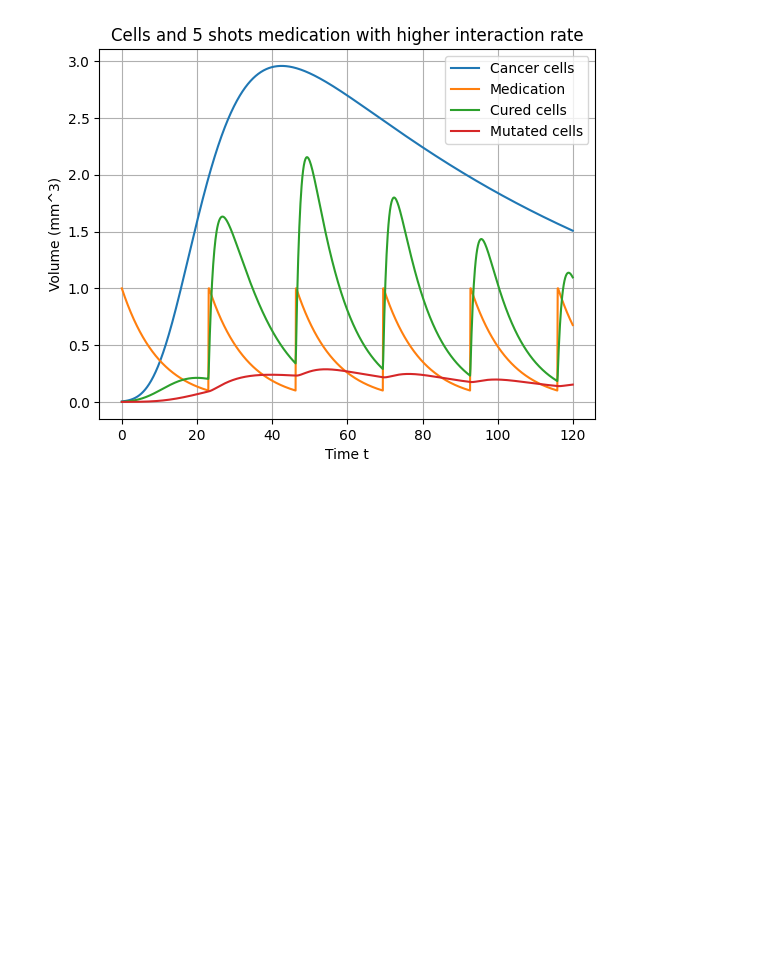
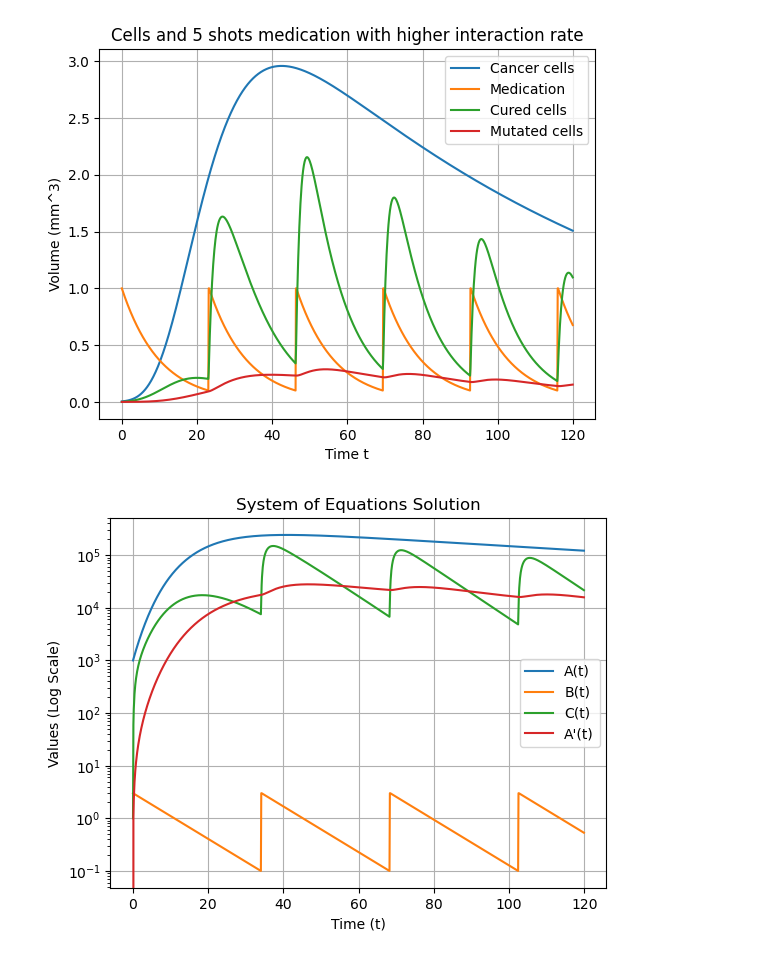
Before and after one commit to PXu114/531TermPaper, a Jupyter notebook: scratch.ipynb, the cells around one changed output. Cells and saved outputs as stored; diff of their text form; code cells hidden in the pictures; blank space fills up the shorter version.

Commit message:
added finite integral at the last code block

```diff
--- a/scratch.ipynb
+++ b/scratch.ipynb
@@ -367,3 +367,88 @@ plt.grid(True)
 plt.show()
 # %% [output]
 [figure]
+# %%
+import numpy as np
+import matplotlib.pyplot as plt
+
+# Define initial conditions
+r = 0.1
+rp = 0.1
+k = 0.2
+kp = 0.01
+m = 0.1
+mp = 0.01
+delta = 0.1  # med degen rate 0.1
+beta = 0.7
+gamma = 0.01
+C_2 = 3
+C_1 = 1000 * np.exp(k / delta * C_2)
+C_3 = 0
+C_4 = 0
+
+h = 0.1  # Step size
+n_steps = 1200  # Number of steps
+
+# Time points
+t = np.arange(0, n_steps * h, h)
+
+# Initialize arrays for A, B, C, and Ap
+A_values = np.zeros(n_steps)
+B_values = np.zeros(n_steps)
+C_values = np.zeros(n_steps)
+Ap_values = np.zeros(n_steps)
+
+# Define A(t) and B(t)
+def A(t):
+    return C_1 * np.exp((r - m - mp) * t - (k * C_2) * np.exp(-delta * t) / delta)
+
+def B(t):
+    return C_2 * np.exp(-delta * t)
+
+# Compute A and B values
+counter = 0
+for i in range(n_steps):
+    A_values[i] = A(t[i])
+    B_values[i] = B(t[counter])
+    counter += 1
+    if B_values[i] < 0.1 and i != 0:
+        B_values[i] = B(0)
+        counter = 0
+
+# Numerical integration for C(t)
+def compute_C_values():
+    C_integral = np.zeros(n_steps)
+    for i in range(1, n_steps):
+        # Integrate k * A * B * exp((beta + gamma) * u) from 0 to t[i]
+        integrand = k * A_values[:i+1] * B_values[:i+1] * np.exp((beta + gamma) * t[:i+1])
+        C_integral[i] = np.trapz(integrand, t[:i+1])
+    return np.exp(-(beta + gamma) * t) * (1 + C_integral) + C_3 * np.exp(-(beta + gamma) * t)
+
+# Numerical integration for Ap(t)
+def compute_Ap_values(C_values):
+    Ap_integral = np.zeros(n_steps)
+    for i in range(1, n_steps):
+        # Integrate (mp * A + gamma * C) * exp((rp + kp) * u) from 0 to t[i]
+        integrand = np.exp((rp + kp) * t[:i+1]) * (mp * A_values[:i+1] + gamma * C_values[:i+1])
+        Ap_integral[i] = np.trapz(integrand, t[:i+1])
+    return np.exp(-(rp + kp) * t) * Ap_integral + C_4 * np.exp(-(rp + kp) * t)
+
+# Compute C(t) and Ap(t)
+C_values = compute_C_values()
+Ap_values = compute_Ap_values(C_values)
+
+# Plot results
+plt.figure()
+plt.plot(t, A_values, label="A(t)")
+plt.plot(t, B_values, label="B(t)")
+plt.plot(t, C_values, label="C(t)")
+plt.plot(t, Ap_values, label="A'(t)")
+plt.xlabel("Time (t)")
+plt.ylabel("Values (Log Scale)")
+plt.yscale("log")  # Log scale for y-axis
+plt.legend()
+plt.title("System of Equations Solution")
+plt.grid()
+plt.show()
+# %% [output]
+[figure, added]
```
